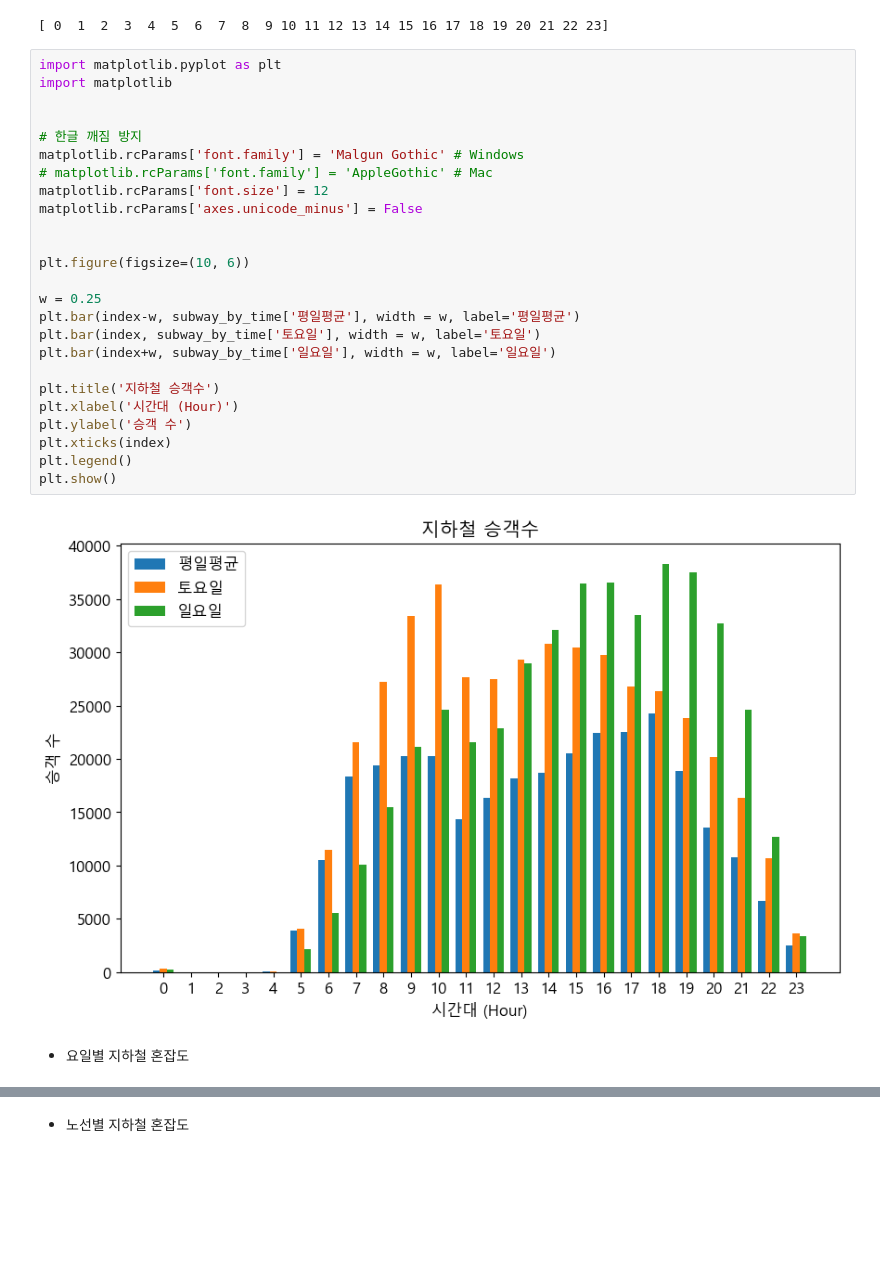
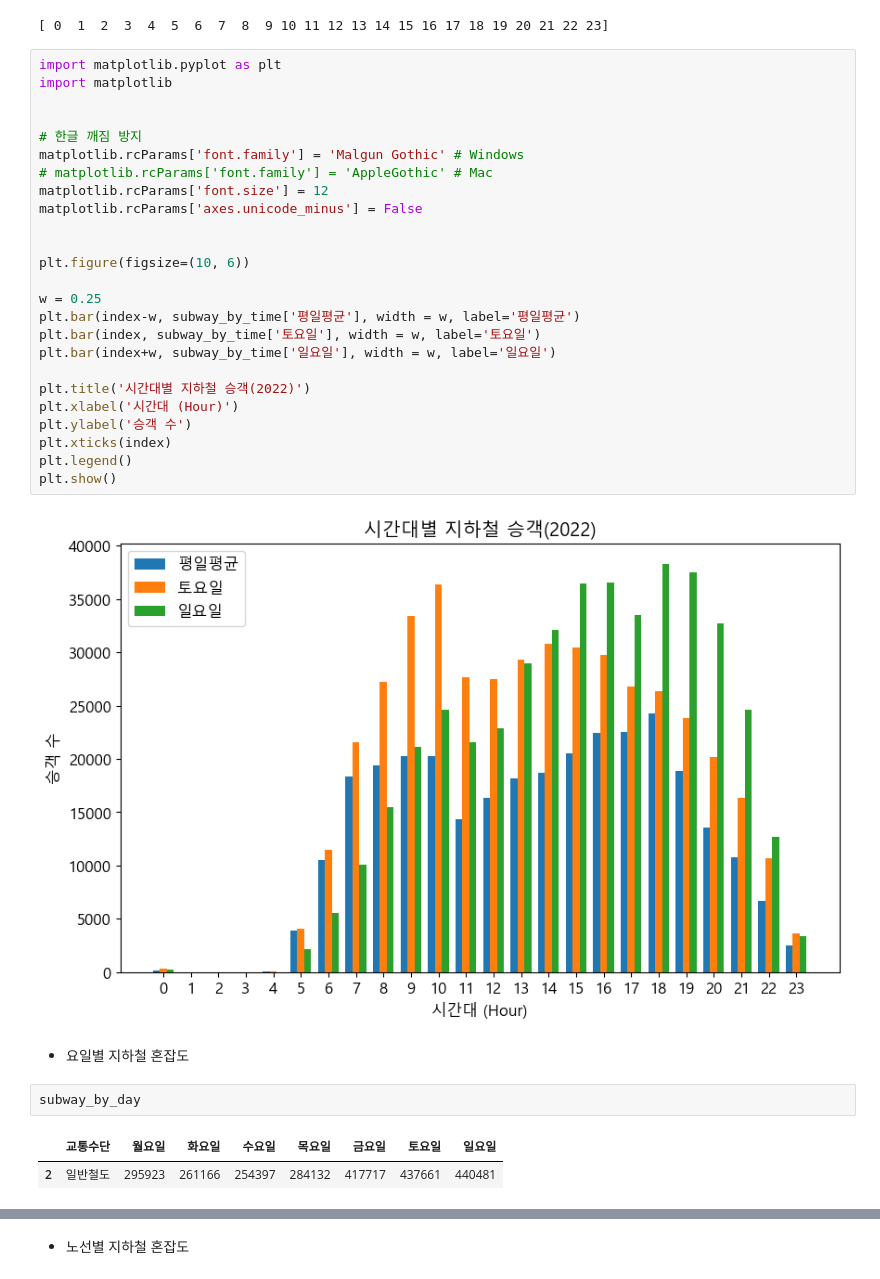
Before and after one commit to sonkeehoon/MyProject, a Jupyter notebook: 1. 프로젝트내용.ipynb, the cells around one changed output, grey strips where cells are left out. Drawn from its saved outputs; the diff is of its cells as text; blank space fills up the shorter version.

```diff
--- a/1. 프로젝트내용.ipynb
+++ b/1. 프로젝트내용.ipynb
@@ -194,30 +194,35 @@ print(index)
 # %%
 import matplotlib.pyplot as plt
 import matplotlib
 
 
 # 한글 깨짐 방지
 matplotlib.rcParams['font.family'] = 'Malgun Gothic' # Windows
 # matplotlib.rcParams['font.family'] = 'AppleGothic' # Mac
 matplotlib.rcParams['font.size'] = 12
 matplotlib.rcParams['axes.unicode_minus'] = False
 
 
 plt.figure(figsize=(10, 6))
 
 w = 0.25
 plt.bar(index-w, subway_by_time['평일평균'], width = w, label='평일평균')
 plt.bar(index, subway_by_time['토요일'], width = w, label='토요일')
 plt.bar(index+w, subway_by_time['일요일'], width = w, label='일요일')
 
-plt.title('지하철 승객수')
+plt.title('시간대별 지하철 승객(2022)')
 plt.xlabel('시간대 (Hour)')
 plt.ylabel('승객 수')
 plt.xticks(index)
 plt.legend()
 plt.show()
 # %% [output]
-[figure, old version]
+[figure, new version]
 # %% [markdown]
 - 요일별 지하철 혼잡도
+# %%
+subway_by_day
+# %% [output]
+|  | 교통수단 | 월요일 | 화요일 | 수요일 | 목요일 | 금요일 | 토요일 | 일요일 |
+| 2 | 일반철도 | 295923 | 261166 | 254397 | 284132 | 417717 | 437661 | 440481 |
 # %%
```
Also changed, not shown: parts of 8 cells of this notebook.
